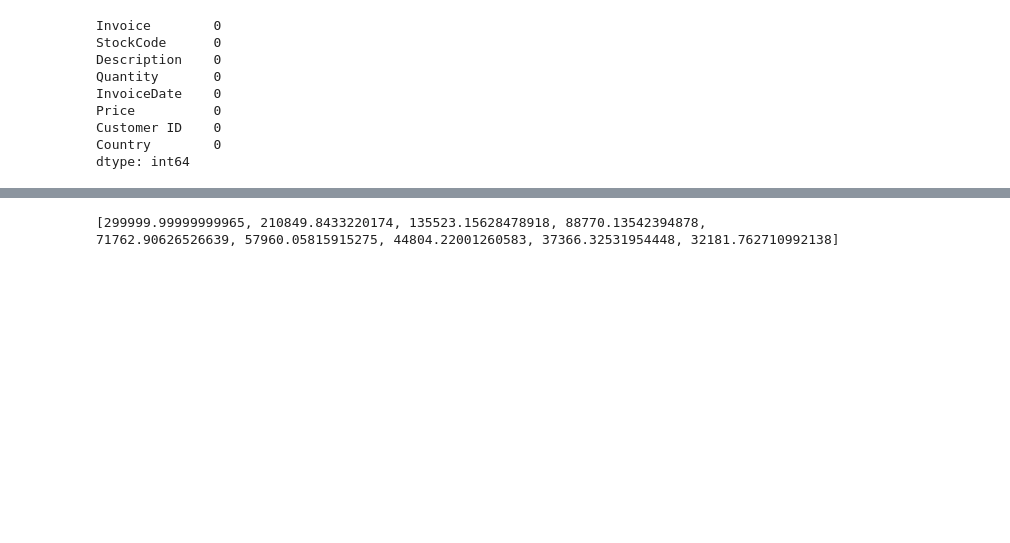
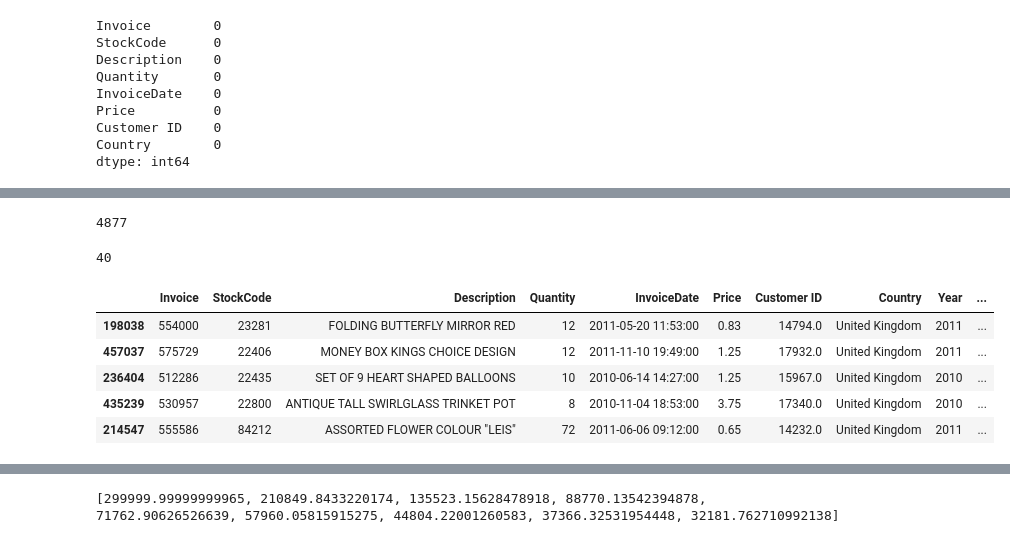
Before and after one commit to ashammar1/ML-for-Business, a Jupyter notebook: Alaa-Shammary-CA1-ML for Business.ipynb, the cells around one changed output, grey strips where cells are left out. Saved outputs shown, nothing was run; the diff lists cells and outputs as text; code cells hidden in the pictures; blank space fills up the shorter version.

```diff
--- a/Alaa-Shammary-CA1-ML for Business.ipynb
+++ b/Alaa-Shammary-CA1-ML for Business.ipynb
@@ -104,2 +114,2 @@ dtype: int64
 # %%
-data_df['Customer ID'].fillna(method='ffill',inplace=True)
+data_df.dropna(inplace=True)
@@ -108,5 +116,3 @@ Unknown is used to fill missing values because every product is unique and is te
-# %%
-data_df['Description'].fillna('Unknown',inplace=True)
 # %%
 data_df.isnull().sum()
 # %% [output]
@@ -122,6 +130,6 @@ dtype: int64
 # %%
-sample_size = 100000
-random_sample = data_df.sample(n=sample_size, random_state=42)
+sample_data = 50000
+random_sample = data_df.sample(n=sample_data, random_state=42)
 # %%
 random_sample.shape
 # %% [output]
@@ -128,0 +163,8 @@ random_sample.shape
+# %%
+random_sample['Customer ID'].nunique()
+# %% [output]
+4877
+# %%
+random_sample['Country'].nunique()
+# %% [output]
+40
@@ -128,0 +176,10 @@ random_sample.shape
+# %%
+random_sample['InvoiceDate'] = pd.to_datetime(random_sample['InvoiceDate'])
+
+def extract_date_features(random_sample):
+    random_sample['Year'] = random_sample['InvoiceDate'].dt.year
+    random_sample['Month'] = random_sample['InvoiceDate'].dt.month
+    random_sample['Day'] = random_sample['InvoiceDate'].dt.day
+    random_sample['Hour'] = random_sample['InvoiceDate'].dt.hour
+    random_sample['Day of Week'] = random_sample['InvoiceDate'].dt.dayofweek
+    return random_sample[['Year', 'Month', 'Day', 'Hour', 'Day of Week']]
@@ -128,0 +191,9 @@ random_sample.shape
+# %%
+random_sample.head()
+# %% [output]
+|  | Invoice | StockCode | Description | Quantity | InvoiceDate | Price | Customer ID | Country | Year | ... |
+| 198038 | 554000 | 23281 | FOLDING BUTTERFLY MIRROR RED | 12 | 2011-05-20 11:53:00 | 0.83 | 14794.0 | United Kingdom | 2011 | ... |
+| 457037 | 575729 | 22406 | MONEY BOX KINGS CHOICE DESIGN | 12 | 2011-11-10 19:49:00 | 1.25 | 17932.0 | United Kingdom | 2011 | ... |
+| 236404 | 512286 | 22435 | SET OF 9 HEART SHAPED BALLOONS | 10 | 2010-06-14 14:27:00 | 1.25 | 15967.0 | United Kingdom | 2010 | ... |
+| 435239 | 530957 | 22800 | ANTIQUE TALL SWIRLGLASS TRINKET POT | 8 | 2010-11-04 18:53:00 | 3.75 | 17340.0 | United Kingdom | 2010 | ... |
+| 214547 | 555586 | 84212 | ASSORTED FLOWER COLOUR "LEIS" | 72 | 2011-06-06 09:12:00 | 0.65 | 14232.0 | United Kingdom | 2011 | ... |
```
Also changed, not shown: parts of 41 cells of this notebook.
